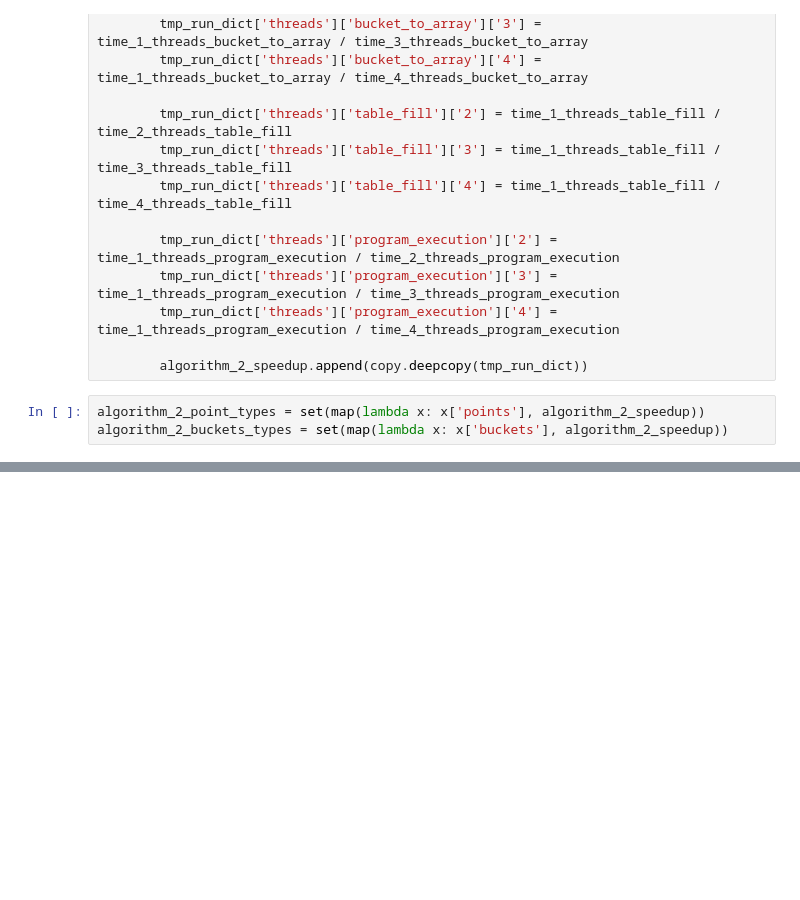
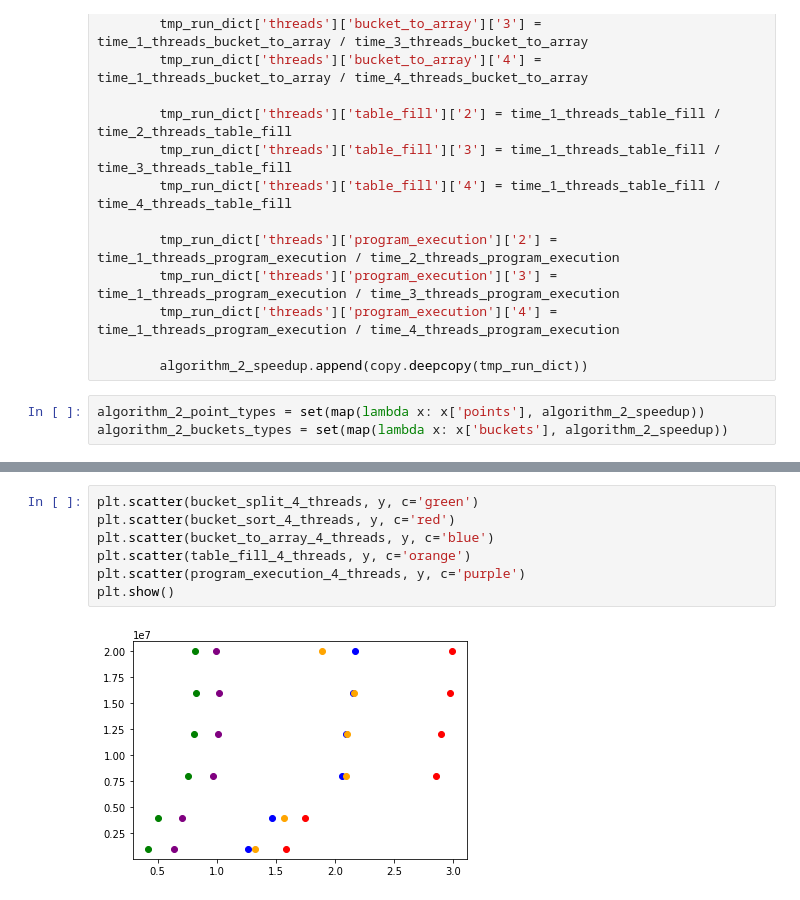
Before and after one commit to Mlokos/ParallelProgramming, a Jupyter notebook: lab7/analysis/gather_logs.ipynb, the cells around one changed output, grey strips where cells are left out. Saved outputs shown, nothing was run; the diff lists cells and outputs as text; blank space fills up the shorter version.

```diff
--- a/lab7/analysis/gather_logs.ipynb
+++ b/lab7/analysis/gather_logs.ipynb
@@ -276,0 +332,9 @@ algorithm_2_buckets_types = set(map(lambda x: x['buckets'], algorithm_2_speedup)
+# %%
+plt.scatter(bucket_split_4_threads, y, c='green')
+plt.scatter(bucket_sort_4_threads, y, c='red')
+plt.scatter(bucket_to_array_4_threads, y, c='blue')
+plt.scatter(table_fill_4_threads, y, c='orange')
+plt.scatter(program_execution_4_threads, y, c='purple')
+plt.show()
+# %% [output]
+[figure, added]
```
Also changed, not shown: parts of 6 cells of this notebook.
